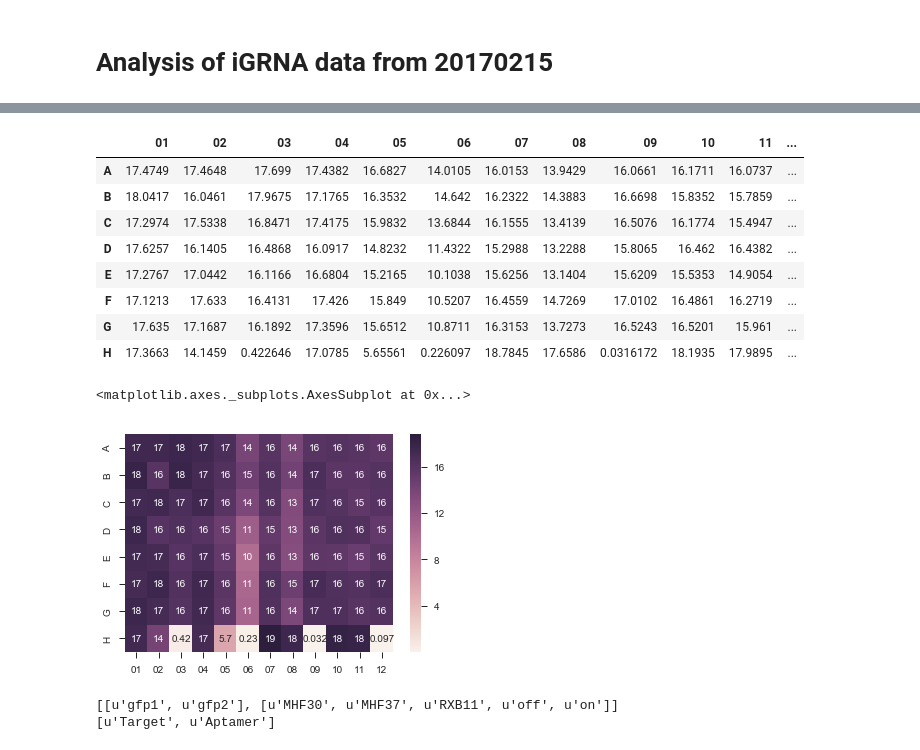
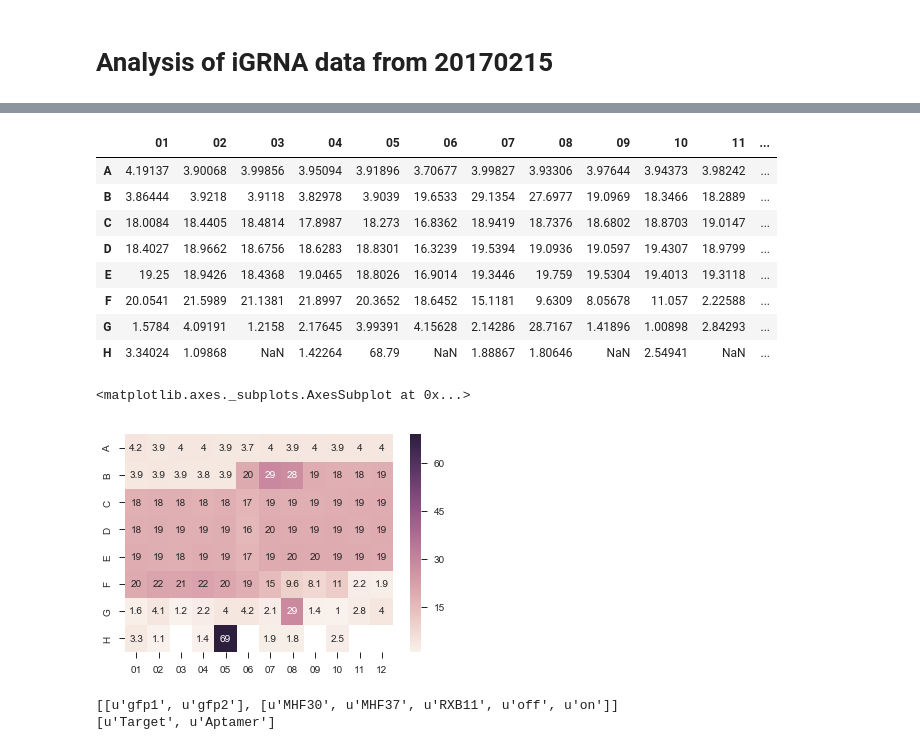
Before and after one commit to andrewng1023/AHN_FlowTools, a Jupyter notebook: scripts/template/template_20170212_igrna.ipynb, the cells around one changed output, grey strips where cells are left out. Drawn from its saved outputs; the diff is of its cells as text; code cells hidden in the pictures.

```diff
--- a/scripts/template/template_20170212_igrna.ipynb
+++ b/scripts/template/template_20170212_igrna.ipynb
@@ -61,21 +75,21 @@ for plate in plates:
 # %%
-FITCnorm['igRNA_t2'].med
+FITCnorm['igRNA_t0'].med
 # %% [output]
 |  | 01 | 02 | 03 | 04 | 05 | 06 | 07 | 08 | 09 | 10 | 11 | ... |
-| A | 17.4749 | 17.4648 | 17.699 | 17.4382 | 16.6827 | 14.0105 | 16.0153 | 13.9429 | 16.0661 | 16.1711 | 16.0737 | ... |
-| B | 18.0417 | 16.0461 | 17.9675 | 17.1765 | 16.3532 | 14.642 | 16.2322 | 14.3883 | 16.6698 | 15.8352 | 15.7859 | ... |
-| C | 17.2974 | 17.5338 | 16.8471 | 17.4175 | 15.9832 | 13.6844 | 16.1555 | 13.4139 | 16.5076 | 16.1774 | 15.4947 | ... |
-| D | 17.6257 | 16.1405 | 16.4868 | 16.0917 | 14.8232 | 11.4322 | 15.2988 | 13.2288 | 15.8065 | 16.462 | 16.4382 | ... |
-| E | 17.2767 | 17.0442 | 16.1166 | 16.6804 | 15.2165 | 10.1038 | 15.6256 | 13.1404 | 15.6209 | 15.5353 | 14.9054 | ... |
-| F | 17.1213 | 17.633 | 16.4131 | 17.426 | 15.849 | 10.5207 | 16.4559 | 14.7269 | 17.0102 | 16.4861 | 16.2719 | ... |
-| G | 17.635 | 17.1687 | 16.1892 | 17.3596 | 15.6512 | 10.8711 | 16.3153 | 13.7273 | 16.5243 | 16.5201 | 15.961 | ... |
-| H | 17.3663 | 14.1459 | 0.422646 | 17.0785 | 5.65561 | 0.226097 | 18.7845 | 17.6586 | 0.0316172 | 18.1935 | 17.9895 | ... |
+| A | 4.19137 | 3.90068 | 3.99856 | 3.95094 | 3.91896 | 3.70677 | 3.99827 | 3.93306 | 3.97644 | 3.94373 | 3.98242 | ... |
+| B | 3.86444 | 3.9218 | 3.9118 | 3.82978 | 3.9039 | 19.6533 | 29.1354 | 27.6977 | 19.0969 | 18.3466 | 18.2889 | ... |
+| C | 18.0084 | 18.4405 | 18.4814 | 17.8987 | 18.273 | 16.8362 | 18.9419 | 18.7376 | 18.6802 | 18.8703 | 19.0147 | ... |
+| D | 18.4027 | 18.9662 | 18.6756 | 18.6283 | 18.8301 | 16.3239 | 19.5394 | 19.0936 | 19.0597 | 19.4307 | 18.9799 | ... |
+| E | 19.25 | 18.9426 | 18.4368 | 19.0465 | 18.8026 | 16.9014 | 19.3446 | 19.759 | 19.5304 | 19.4013 | 19.3118 | ... |
+| F | 20.0541 | 21.5989 | 21.1381 | 21.8997 | 20.3652 | 18.6452 | 15.1181 | 9.6309 | 8.05678 | 11.057 | 2.22588 | ... |
+| G | 1.5784 | 4.09191 | 1.2158 | 2.17645 | 3.99391 | 4.15628 | 2.14286 | 28.7167 | 1.41896 | 1.00898 | 2.84293 | ... |
+| H | 3.34024 | 1.09868 | NaN | 1.42264 | 68.79 | NaN | 1.88867 | 1.80646 | NaN | 2.54941 | NaN | ... |
 # %%
-#Makes heatmap of FITCnorm for igRNA_t2 plate
-sns.heatmap(FITCnorm['igRNA_t2'].med.iloc[0:8,0:12].astype(float), annot=True)
+#Makes heatmap of FITCnorm for igRNA_t0 plate
+sns.heatmap(FITCnorm['igRNA_t0'].med.iloc[0:8,0:12].astype(float), annot=True)
 # %% [output]
 <matplotlib.axes._subplots.AxesSubplot at 0x...>
-[figure, old version]
+[figure, new version]
 # %%
 #Data frame for gfp targets with theophylline titration
 layer_names = ['Target','Aptamer']
```
Also changed, not shown: parts of 6 cells of this notebook, 1 other file.
